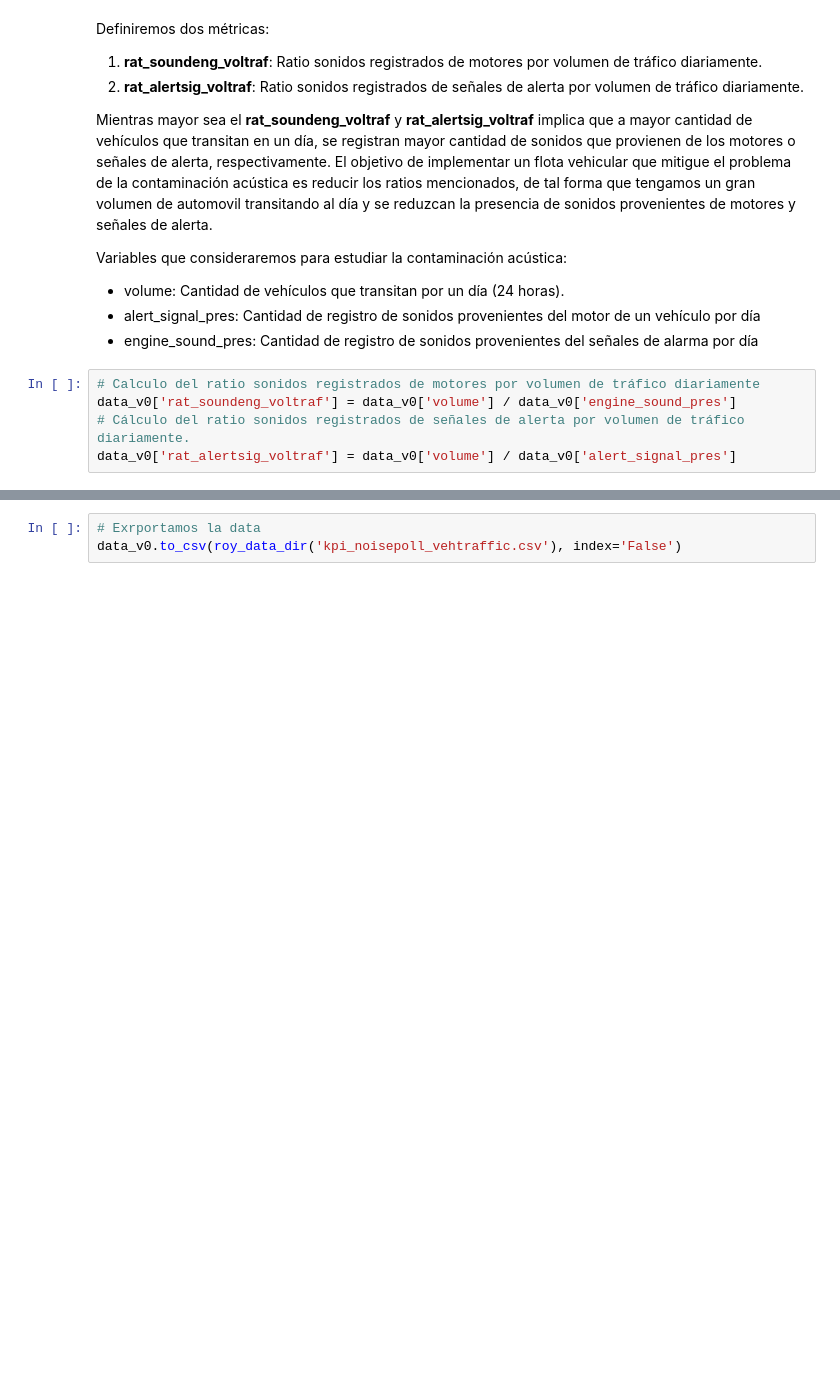
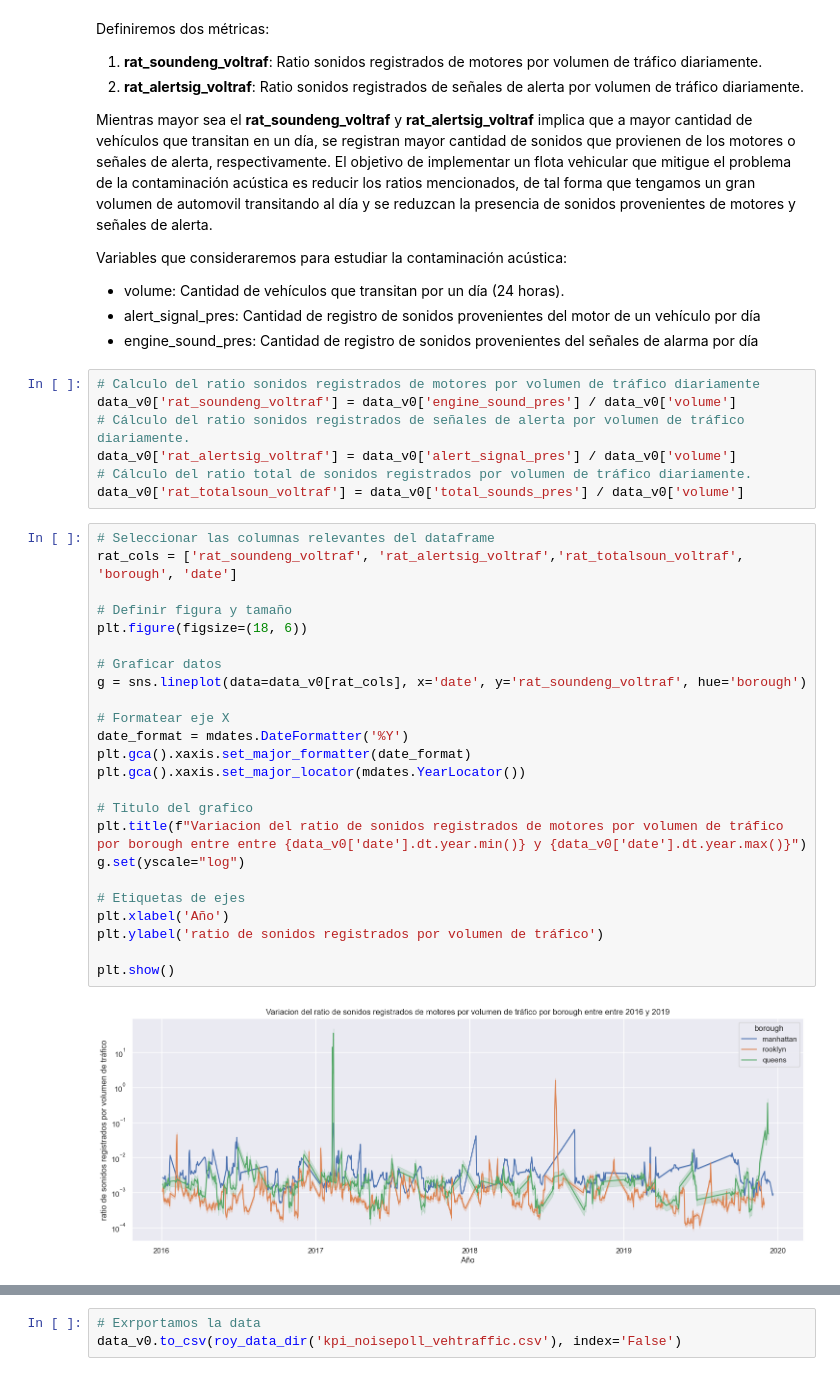
Before and after one commit to francomyburg/Proyecto_grupal_DS, a Jupyter notebook: roy/Noise_Pollution_Vehicular_Traffic.ipynb, the cells around one changed output, grey strips where cells are left out. Cells and saved outputs as stored; diff of their text form; blank space fills up the shorter version.

```diff
--- a/roy/Noise_Pollution_Vehicular_Traffic.ipynb
+++ b/roy/Noise_Pollution_Vehicular_Traffic.ipynb
@@ -93,6 +103,34 @@ Variables que consideraremos para estudiar la contaminación acústica:
 * engine_sound_pres: Cantidad de registro de sonidos provenientes del señales de alarma por día
 # %%
 # Calculo del ratio sonidos registrados de motores por volumen de tráfico diariamente
-data_v0['rat_soundeng_voltraf'] = data_v0['volume'] / data_v0['engine_sound_pres']
+data_v0['rat_soundeng_voltraf'] = data_v0['engine_sound_pres'] / data_v0['volume']
 # Cálculo del ratio sonidos registrados de señales de alerta por volumen de tráfico diariamente.
-data_v0['rat_alertsig_voltraf'] = data_v0['volume'] / data_v0['alert_signal_pres']
+data_v0['rat_alertsig_voltraf'] = data_v0['alert_signal_pres'] / data_v0['volume']
+# Cálculo del ratio total de sonidos registrados por volumen de tráfico diariamente.
+data_v0['rat_totalsoun_voltraf'] = data_v0['total_sounds_pres'] / data_v0['volume']
+# %%
+# Seleccionar las columnas relevantes del dataframe
+rat_cols = ['rat_soundeng_voltraf', 'rat_alertsig_voltraf','rat_totalsoun_voltraf', 'borough', 'date']
+
+# Definir figura y tamaño
+plt.figure(figsize=(18, 6))
+
+# Graficar datos
+g = sns.lineplot(data=data_v0[rat_cols], x='date', y='rat_soundeng_voltraf', hue='borough')
+
+# Formatear eje X
+date_format = mdates.DateFormatter('%Y')
+plt.gca().xaxis.set_major_formatter(date_format)
+plt.gca().xaxis.set_major_locator(mdates.YearLocator())
+
+# Titulo del grafico
+plt.title(f"Variacion del ratio de sonidos registrados de motores por volumen de tráfico por borough entre entre {data_v0['date'].dt.year.min()} y {data_v0['date'].dt.year.max()}")
+g.set(yscale="log")
+
+# Etiquetas de ejes
+plt.xlabel('Año')
+plt.ylabel('ratio de sonidos registrados por volumen de tráfico')
+
+plt.show()
+# %% [output]
+[figure, added]
```
Also changed, not shown: parts of 6 cells of this notebook.
